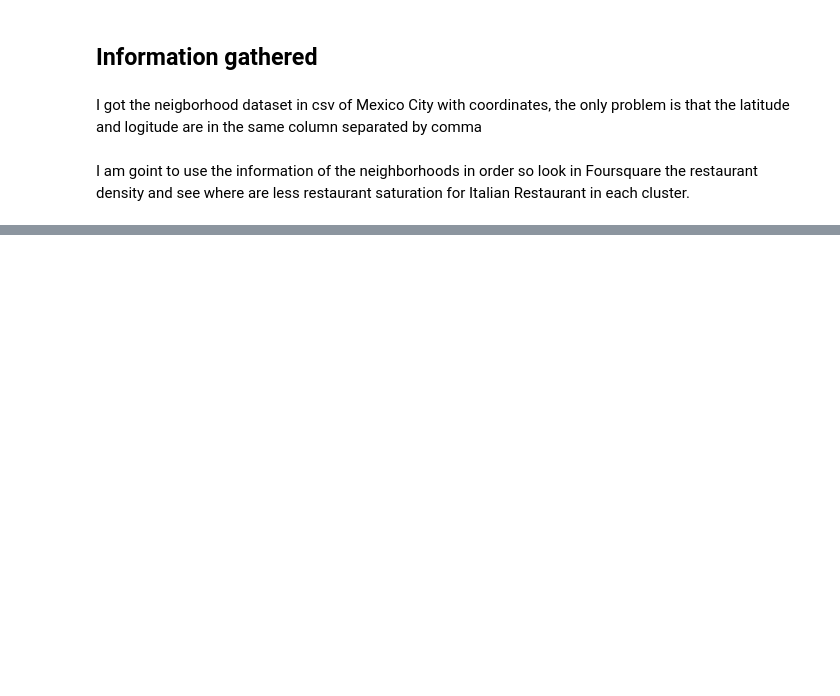
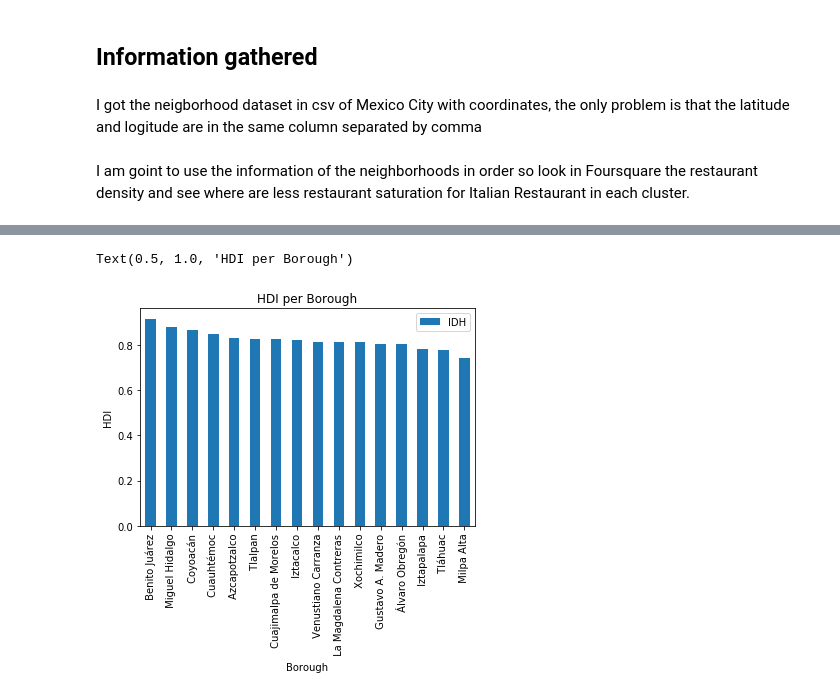
Before and after one commit to novfrost/Coursera_Capstone_IBM, a Jupyter notebook: The Battle of the Neighborhoods/TheBattleOfTheNeighborhoods.ipynb, the cells around one changed output, grey strips where cells are left out. Drawn from its saved outputs; the diff is of its cells as text; code cells hidden in the pictures; blank space fills up the shorter version.

```diff
--- a/The Battle of the Neighborhoods/TheBattleOfTheNeighborhoods.ipynb
+++ b/The Battle of the Neighborhoods/TheBattleOfTheNeighborhoods.ipynb
@@ -32,0 +164,5 @@ df.head()
+# %%
+# Select the Borough based on HDI
+# Read CVS
+df_hdi = pd.read_csv("3_hdi.csv", header=0)
+df_hdi.head()
@@ -32,0 +176,8 @@ df.head()
+# %%
+df_hdi.plot.bar(x='Delegación', y='IDH')
+plt.xlabel('Borough') # add to x-label to the plot
+plt.ylabel('HDI') # add y-label to the plot
+plt.title('HDI per Borough') # add title to the plot
+# %% [output]
+Text(0.5, 1.0, 'HDI per Borough')
+[figure, added]
```
Also changed, not shown: parts of 54 cells of this notebook, 14 other files.
